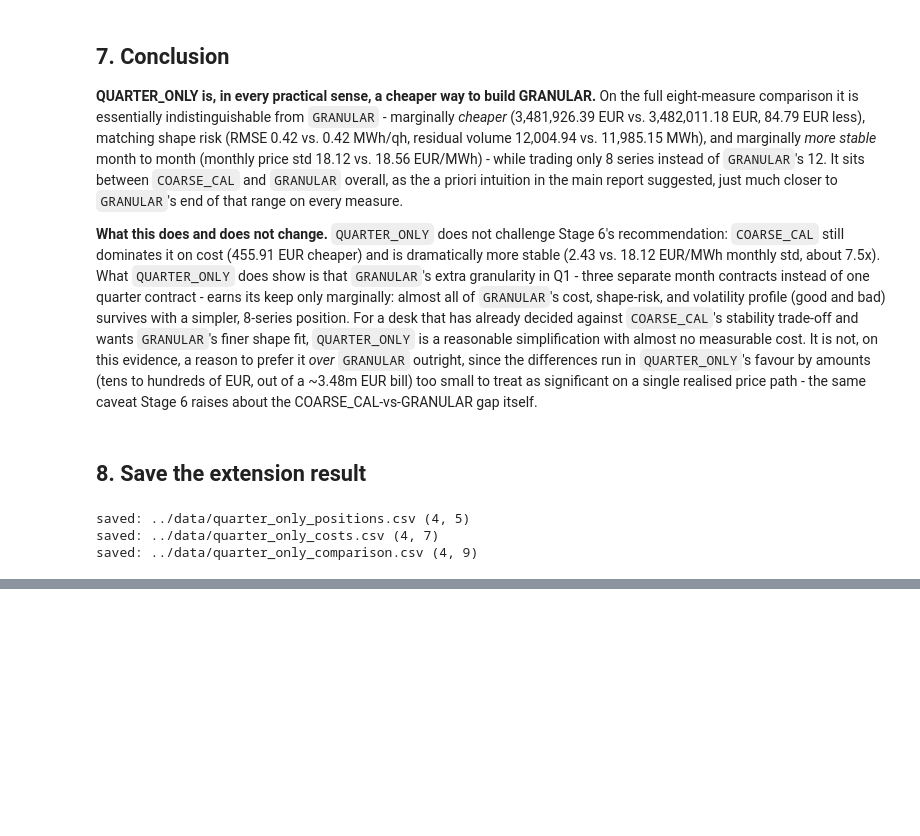
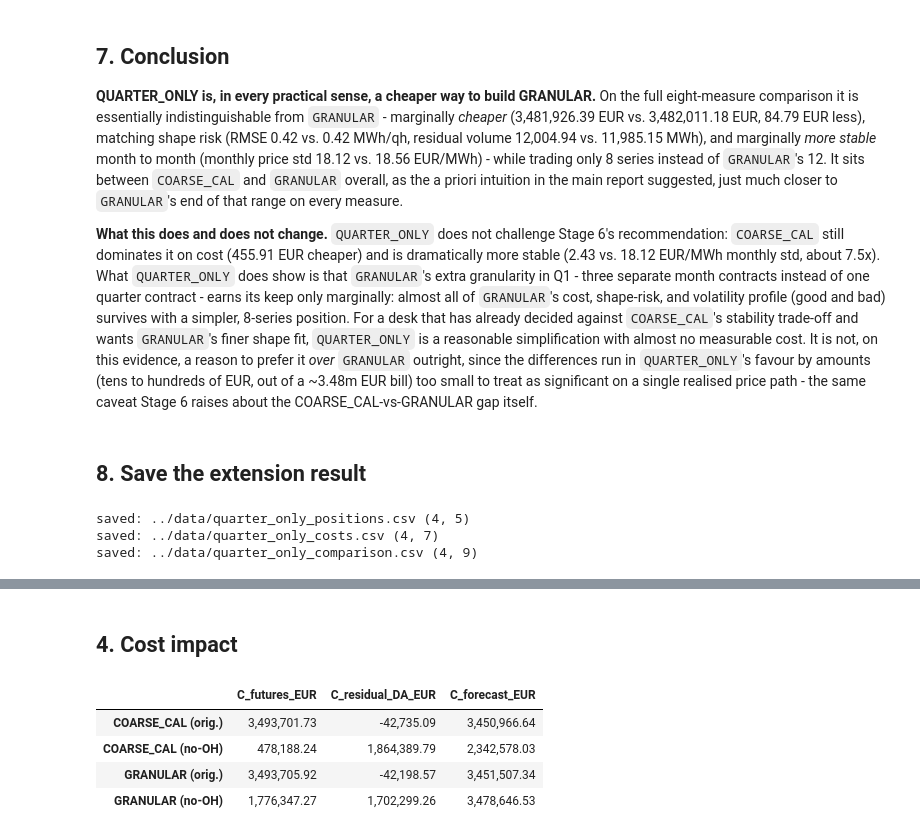
Before and after one commit to OSSI212/power-markets-hedging-final, a Jupyter notebook: notebooks/8_extensions_pricing.ipynb, the cells around one changed output, grey strips where cells are left out. Saved outputs shown, nothing was run; the diff lists cells and outputs as text; code cells hidden in the pictures; blank space fills up the shorter version.

```diff
--- a/notebooks/8_extensions_pricing.ipynb
+++ b/notebooks/8_extensions_pricing.ipynb
@@ -636,0 +799,40 @@ saved: ../data/quarter_only_comparison.csv (4, 9)
+# %% [markdown]
+## 4. Cost impact
+# %%
+price_base = selected[selected["load_type"] == "BASE"].set_index("delivery_period")["price_eur_mwh"]
+price_peak = selected[selected["load_type"] == "PEAK"].set_index("delivery_period")["price_eur_mwh"]
+
+C_futures_cal = DT * (xb_cal * price_base["CAL"] + xp_cal * (df["is_peak"] * price_peak["CAL"]).sum())
+R_DA_cal = df["L"] - df["H_CAL_NO_OH"]
+C_residual_cal = (R_DA_cal * df["day_ahead_price_eur_mwh"]).sum()
+
+C_futures_gran = sum(
+    DT * (row["x_base_MW"] * price_base[block] * (df["period"] == block).sum()
+          + row["x_peak_MW"] * (df.loc[df["period"] == block, "is_peak"] * price_peak[block]).sum())
+    for block, row in gran_positions_noOH.items()
+)
+R_DA_gran = df["L"] - df["H_GRAN_NO_OH"]
+C_residual_gran = (R_DA_gran * df["day_ahead_price_eur_mwh"]).sum()
+
+cost_compare = pd.DataFrame({
+    "C_futures_EUR": {
+        "COARSE_CAL (orig.)": forecast_costs_main.loc["COARSE_CAL", "C_futures_EUR"],
+        "COARSE_CAL (no-OH)": C_futures_cal,
+        "GRANULAR (orig.)": forecast_costs_main.loc["GRANULAR", "C_futures_EUR"],
+        "GRANULAR (no-OH)": C_futures_gran,
+    },
+    "C_residual_DA_EUR": {
+        "COARSE_CAL (orig.)": forecast_costs_main.loc["COARSE_CAL", "C_residual_DA_EUR"],
+        "COARSE_CAL (no-OH)": C_residual_cal,
+        "GRANULAR (orig.)": forecast_costs_main.loc["GRANULAR", "C_residual_DA_EUR"],
+        "GRANULAR (no-OH)": C_residual_gran,
+    },
+})
+cost_compare["C_forecast_EUR"] = cost_compare["C_futures_EUR"] + cost_compare["C_residual_DA_EUR"]
+cost_compare
+# %% [output]
+|  | C_futures_EUR | C_residual_DA_EUR | C_forecast_EUR |
+| COARSE_CAL (orig.) | 3,493,701.73 | -42,735.09 | 3,450,966.64 |
+| COARSE_CAL (no-OH) | 478,188.24 | 1,864,389.79 | 2,342,578.03 |
+| GRANULAR (orig.) | 3,493,705.92 | -42,198.57 | 3,451,507.34 |
+| GRANULAR (no-OH) | 1,776,347.27 | 1,702,299.26 | 3,478,646.53 |
```
Also changed, not shown: parts of 10 cells of this notebook.
